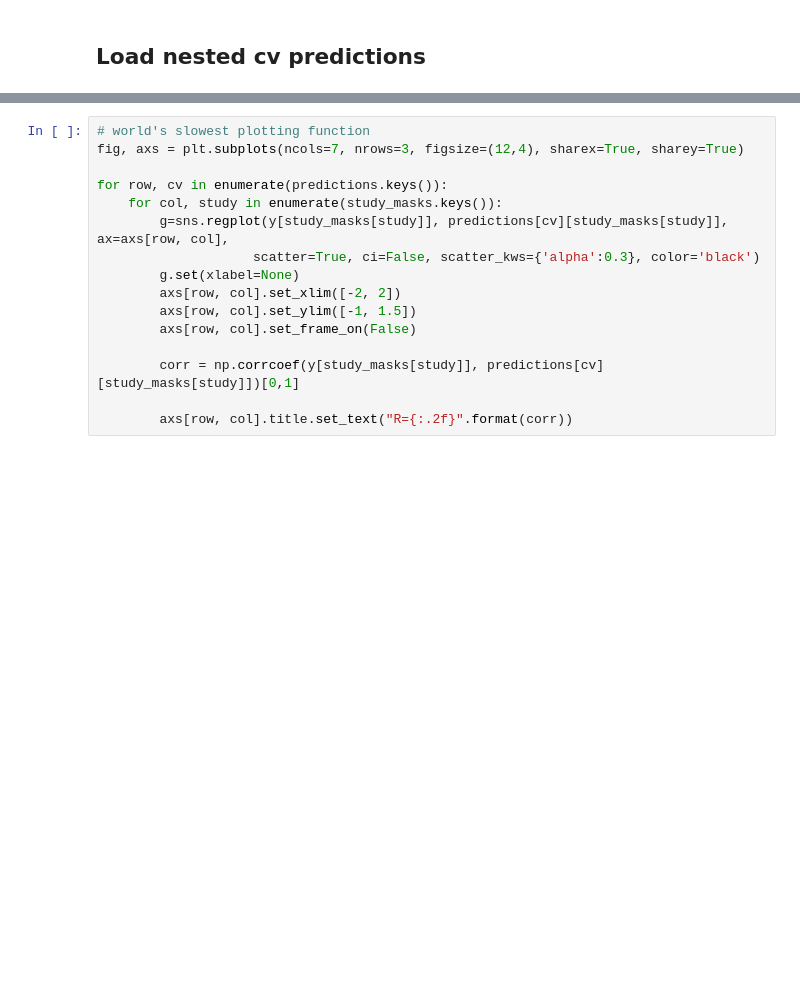
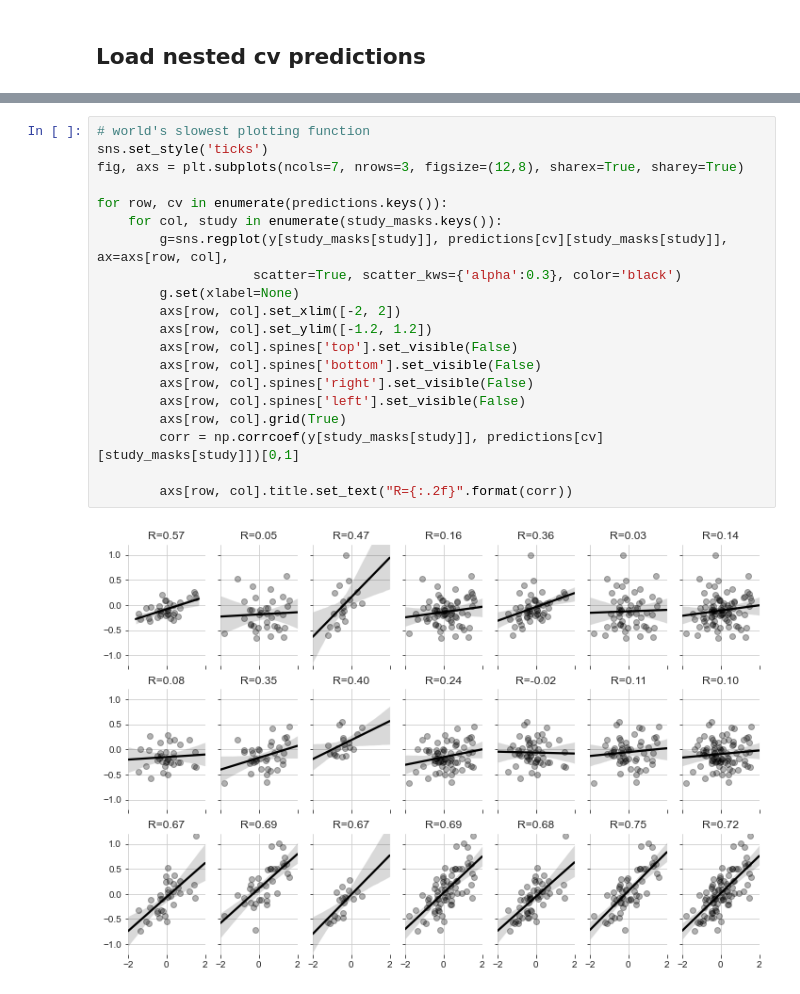
Before and after one commit to spisakt/RPN-signature, a Jupyter notebook: notebooks/CrossValSummary.ipynb, the cells around one changed output, grey strips where cells are left out. Drawn from its saved outputs; the diff is of its cells as text; blank space fills up the shorter version.

```diff
--- a/notebooks/CrossValSummary.ipynb
+++ b/notebooks/CrossValSummary.ipynb
@@ -65,16 +65,22 @@ Text(0, 0.5, 'Prediction')
 # %%
 # world's slowest plotting function
-fig, axs = plt.subplots(ncols=7, nrows=3, figsize=(12,4), sharex=True, sharey=True)
+sns.set_style('ticks')
+fig, axs = plt.subplots(ncols=7, nrows=3, figsize=(12,8), sharex=True, sharey=True)
 
 for row, cv in enumerate(predictions.keys()):
     for col, study in enumerate(study_masks.keys()):
         g=sns.regplot(y[study_masks[study]], predictions[cv][study_masks[study]], ax=axs[row, col],
-                    scatter=True, ci=False, scatter_kws={'alpha':0.3}, color='black')
+                    scatter=True, scatter_kws={'alpha':0.3}, color='black')
         g.set(xlabel=None)
         axs[row, col].set_xlim([-2, 2])
-        axs[row, col].set_ylim([-1, 1.5])
-        axs[row, col].set_frame_on(False)
-
+        axs[row, col].set_ylim([-1.2, 1.2])
+        axs[row, col].spines['top'].set_visible(False)
+        axs[row, col].spines['bottom'].set_visible(False)
+        axs[row, col].spines['right'].set_visible(False)
+        axs[row, col].spines['left'].set_visible(False)
+        axs[row, col].grid(True)
         corr = np.corrcoef(y[study_masks[study]], predictions[cv][study_masks[study]])[0,1]
 
         axs[row, col].title.set_text("R={:.2f}".format(corr))
+# %% [output]
+[figure, added]
```
Also changed, not shown: parts of 3 cells of this notebook, 6 other files.
